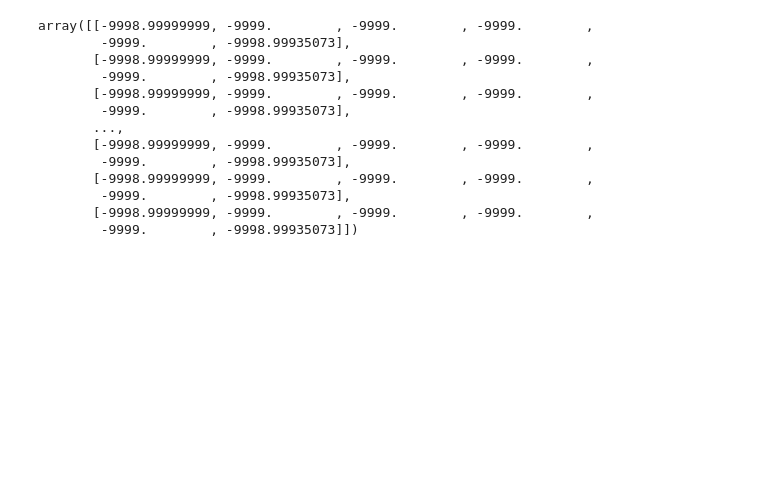
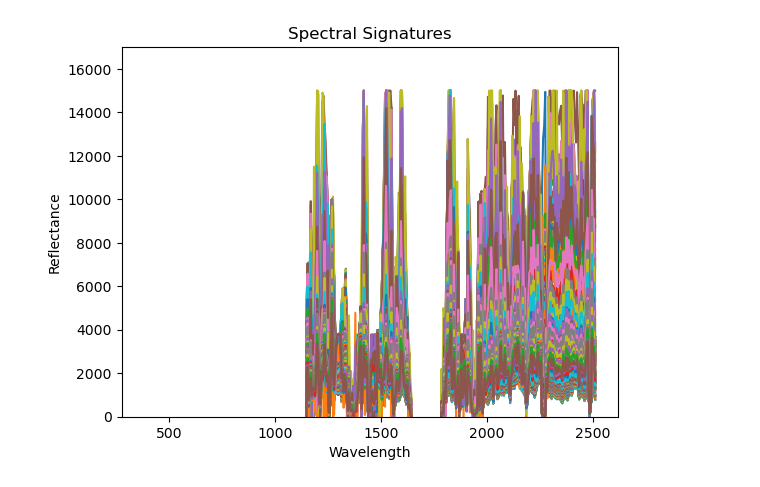
Before and after one commit to earthlab/cross-sensor-cal, a Jupyter notebook: plot_resample.ipynb, the cells around one changed output. Saved outputs shown, nothing was run; the diff lists cells and outputs as text; code cells hidden in the pictures; blank space fills up the shorter version.

```diff
--- a/plot_resample.ipynb
+++ b/plot_resample.ipynb
@@ -14,10 +34,27 @@ original = envi.get_pixels(rowrange, colrange)
+# %%
+rowrange = np.arange(1, 6000, 6).tolist()
+colrange = np.arange(0, 1000, 1).tolist()
+
+original = envi.get_pixels(rowrange, colrange)
+original
+
+for i in range(original.shape[0]): # Loop through each row/pixel
+    plt.plot(envi.wavelengths, original[i, :426], label=f'Pixel {i+1}')
+
+plt.xlabel('Wavelength')
+plt.ylabel('Reflectance')
+plt.title('Spectral Signatures')
+plt.ylim(0,17000)
+plt.show()
+# %% [output]
+[figure, added]
 # %%
 import hytools as ht
 import numpy as np
 
-def get_spectral_data(filename, row_step, col_step):
+def get_spectral_data_and_wavelengths(filename, row_step, col_step):
     """
-    Retrieve spectral data from a specified file using HyTools library.
+    Retrieve spectral data and wavelengths from a specified file using HyTools library.
 
     Parameters:
     - filename: str, the path to the file to be read.
@@ -26,6 +63,7 @@ def get_spectral_data(filename, row_step, col_step):
 
     Returns:
     - original: np.ndarray, a 2D array where each row corresponds to the spectral data from one pixel.
+    - wavelengths: np.ndarray, an array containing the wavelengths corresponding to each spectral band.
     """
     # Initialize the HyTools object
     envi = ht.HyTools()
@@ -34,33 +72,23 @@ def get_spectral_data(filename, row_step, col_step):
     envi.read_file(filename, 'envi')
 
     # Define the row and column ranges
-    rowrange = np.arange(1, round(envi.lines,-3), row_step).tolist() # Adjusted to use envi.lines for dynamic range
-    colrange = np.arange(0, round(envi.columns,-3), col_step).tolist() # Adjusted to use envi.columns for dynamic range
+    rowrange = np.arange(0, round(envi.lines, -3), row_step).tolist()  # Adjusted to use envi.lines for dynamic range
+    colrange = np.arange(0, round(envi.columns, -3), col_step).tolist()  # Adjusted to use envi.columns for dynamic range
 
     # Retrieve the pixels' spectral data
     original = envi.get_pixels(rowrange, colrange)
 
-    return original
+    # Also retrieve the wavelengths
+    wavelengths = envi.wavelengths
+
+    return original, wavelengths
 
 # Example usage
-filename = "export/resampled_for_landsat"
+filename = "export/ENVI__corrected_0"
 row_step = 6
 col_step = 1
-spectral_data = get_spectral_data(filename, row_step, col_step)
-spectral_data
+spectral_data, wavelengths = get_spectral_data_and_wavelengths(filename, row_step, col_step)
+
+# Now you have both the spectral data and the corresponding wavelengths
-# %% [output]
-array([[-9998.99999999, -9999.        , -9999.        , -9999.        ,
-        -9999.        , -9998.99935073],
-       [-9998.99999999, -9999.        , -9999.        , -9999.        ,
-        -9999.        , -9998.99935073],
-       [-9998.99999999, -9999.        , -9999.        , -9999.        ,
-        -9999.        , -9998.99935073],
-       ...,
-       [-9998.99999999, -9999.        , -9999.        , -9999.        ,
-        -9999.        , -9998.99935073],
-       [-9998.99999999, -9999.        , -9999.        , -9999.        ,
-        -9999.        , -9998.99935073],
-       [-9998.99999999, -9999.        , -9999.        , -9999.        ,
-        -9999.        , -9998.99935073]])
 # %%
 filename5 = "export/resample_landsat5"
```
Also changed, not shown: parts of 8 cells of this notebook.
